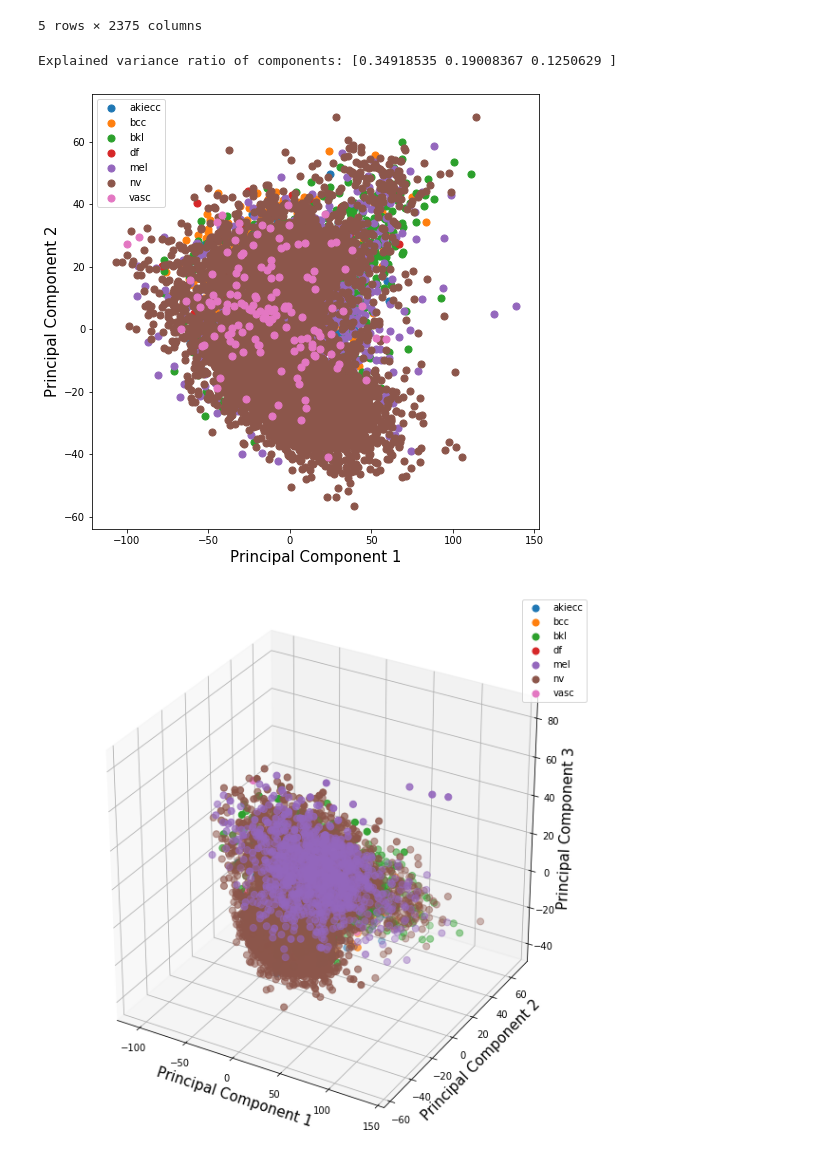
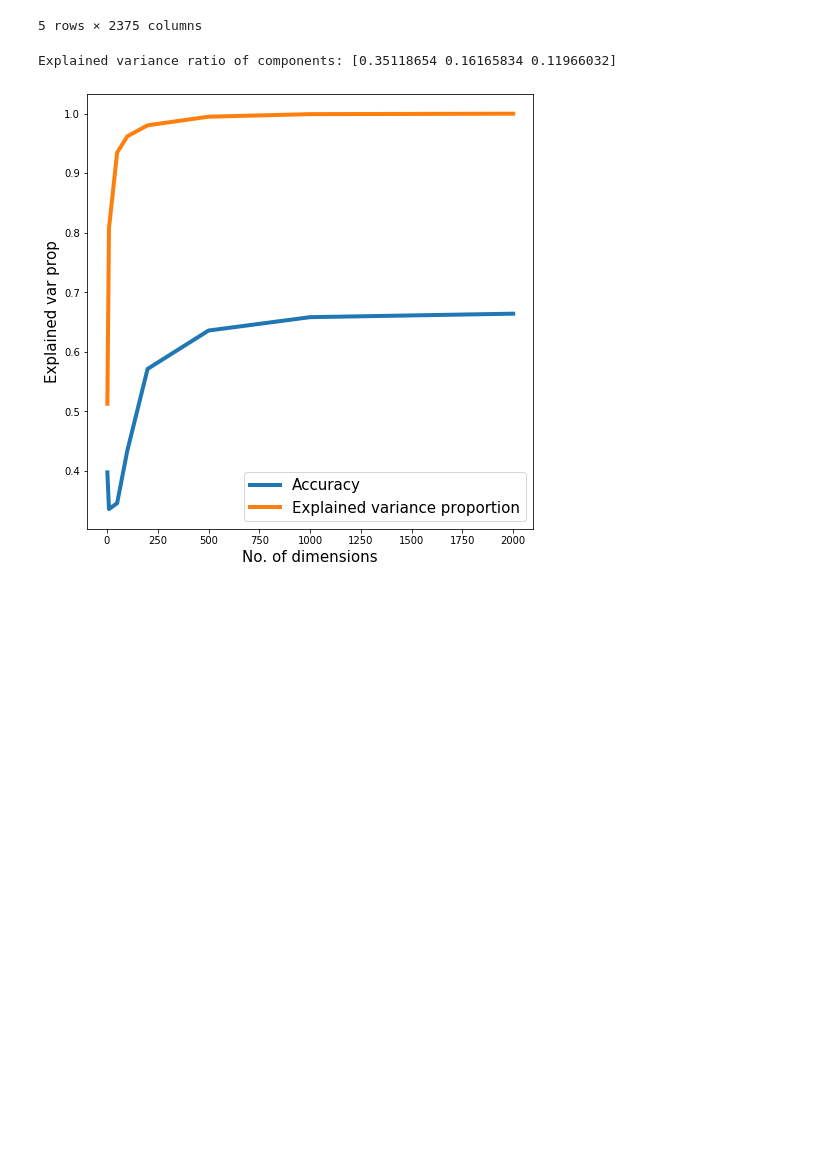
Before and after one commit to SamuelStentz/SkinCancerAnalysis, a Jupyter notebook: Analysis/analysis_Medha.ipynb, the cells around one changed output. Drawn from its saved outputs; the diff is of its cells as text; code cells hidden in the pictures; blank space fills up the shorter version.

Commit message:
Added some more analyses on dimensionality

```diff
--- a/Analysis/analysis_Medha.ipynb
+++ b/Analysis/analysis_Medha.ipynb
@@ -157,16 +182,51 @@ def plot_3d(x,y):
 # %%
 #PCA
 pca = PCA(n_components=3)
-
-principalComponents = pca.fit_transform(x)
+principalComponents_PCA = pca.fit_transform(x_all)
 print('Explained variance ratio of components: %s'
       % str(pca.explained_variance_ratio_))
-
-# plot results of PCA
-plot_2d(principalComponents,y)
-
-plot_3d(principalComponents,y)
 # %% [output]
-Explained variance ratio of components: [0.34918535 0.19008367 0.1250629 ]
+Explained variance ratio of components: [0.35118654 0.16165834 0.11966032]
-[figure, removed]
-[figure, removed]
+# %%
+# plot classifier accuracy as a function of dimensions
+
+from sklearn.svm import SVC
+from sklearn.model_selection import train_test_split
+from sklearn.metrics import confusion_matrix, classification_report, f1_score
+
+dim_vect = np.array([2,10,50,100,200,500,1000,2000])
+accuracy = np.zeros([dim_vect.size,1])
+var_prop = np.zeros([dim_vect.size,1])
+f1 = np.zeros([dim_vect.size,1])
+
+for k in range(np.size(dim_vect)):
+    dim = dim_vect[k]
+    pca = PCA(n_components=dim)
+    principalComponents_PCA = pca.fit_transform(x_all)
+
+    train_features, test_features, train_label, test_label = train_test_split(principalComponents_PCA, y_all, test_size=0.3, random_state=42)
+    clf = SVC(kernel = 'rbf')
+
+    clf.fit(train_features, train_label)
+    y_pred = clf.predict(test_features)
+    num_right = np.sum(test_label == y_pred)
+    accuracy[k] = num_right / test_label.shape[0]
+    var_prop[k] = sum(pca.explained_variance_ratio_)
+    f1[k] = f1_score(test_label, y_pred, average = 'macro')
+
+leg = ['Accuracy','Explained variance proportion']
+
+fig = plt.figure(figsize = (8,8))
+ax1 = fig.add_subplot(1,1,1)
+ax1.set_xlabel('No. of dimensions', fontsize = 15)
+ax1.set_ylabel('Accuracy/Explained var prop', fontsize = 15)
+ax1.plot(dim_vect, accuracy,linewidth=4)
+ax2 = fig.add_subplot(1,1,1)
+ax2.set_xlabel('No. of dimensions', fontsize = 15)
+ax2.set_ylabel('Explained var prop', fontsize = 15)
+ax2.plot(dim_vect, var_prop,linewidth=4)
+ax2.legend(leg,fontsize = 15)
+
+fig.savefig('../Figures/PCA_dimensions.png')
+# %% [output]
+[figure, added]
```
Also changed, not shown: parts of 9 cells of this notebook.
